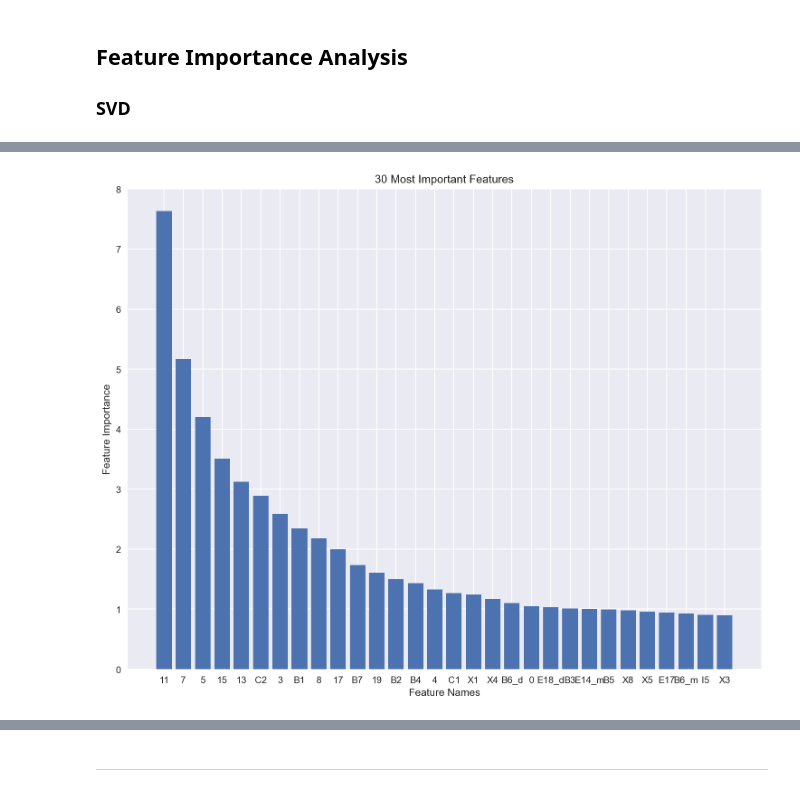
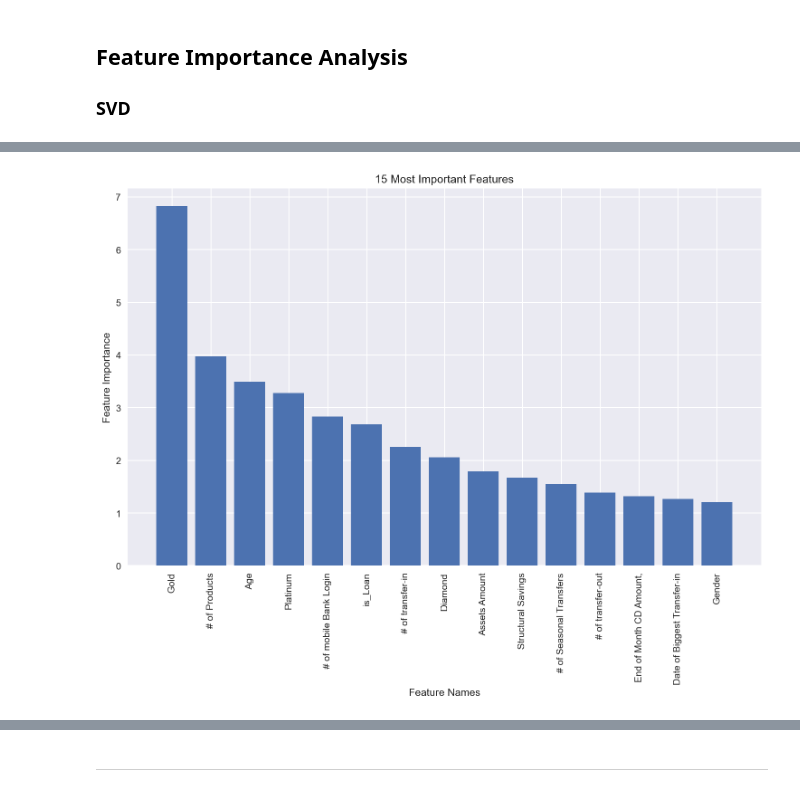
Before and after one commit to tong-jin-nyu/bank-churn-prediction, a Jupyter notebook: dev/models.ipynb, the cells around one changed output, grey strips where cells are left out. Cells and saved outputs as stored; diff of their text form; code cells hidden in the pictures.

```diff
--- a/dev/models.ipynb
+++ b/dev/models.ipynb
@@ -57,0 +85,4 @@ The model-ready testing set has 76722 rows and 76 columns.
+# %%
+X = X.drop('label', axis=1)
+# %%
+y = label_binarize(y, classes=[-1, 0, 1])
@@ -112,4 +163,4 @@ fig.savefig('../results/svd.png', dpi=fig.dpi)
 # %%
-svd = TruncatedSVD(n_components=30)
+svd = TruncatedSVD(n_components=37)
 svd.fit(scaled_X_train)
 # %% [output]
@@ -119,16 +189,21 @@ best_features = [scaled_X_train.columns[col] for col in svd.components_[0].argso
+# %%
+best_feature_names = ['Gold', '# of Products', 'Age', 'Platinum', '# of mobile Bank Login',
+                 'is_Loan', '# of transfer-in', 'Diamond', 'Assets Amount', 'Structural Savings',
+                 '# of Seasonal Transfers', '# of transfer-out', 'End of Month CD Amount,', 'Date of Biggest Transfer-in', 'Gender']
 # %%
 best_features_explained_variance = svd.explained_variance_
 # %%
 plt.style.use('seaborn')
 fig = plt.figure(num=None, figsize=(10, 8), dpi=150, tight_layout=True)
-plt.bar(best_features, height=best_features_explained_variance)
+plt.bar(best_feature_names, height=best_features_explained_variance[0:15])
+plt.xticks(rotation=90)
 plt.xlabel('Feature Names')
 plt.ylabel('Feature Importance')
-plt.title('30 Most Important Features')
+plt.title('15 Most Important Features')
 plt.show()
 fig.savefig('../results/feature_importance.png', dpi=fig.dpi)
 # %% [output]
-[figure, old version]
+[figure, new version]
 # %%
 X_train_svd = X_train[best_features]
 X_test_svd = X_test[best_features]
```
Also changed, not shown: parts of 68 cells of this notebook.
